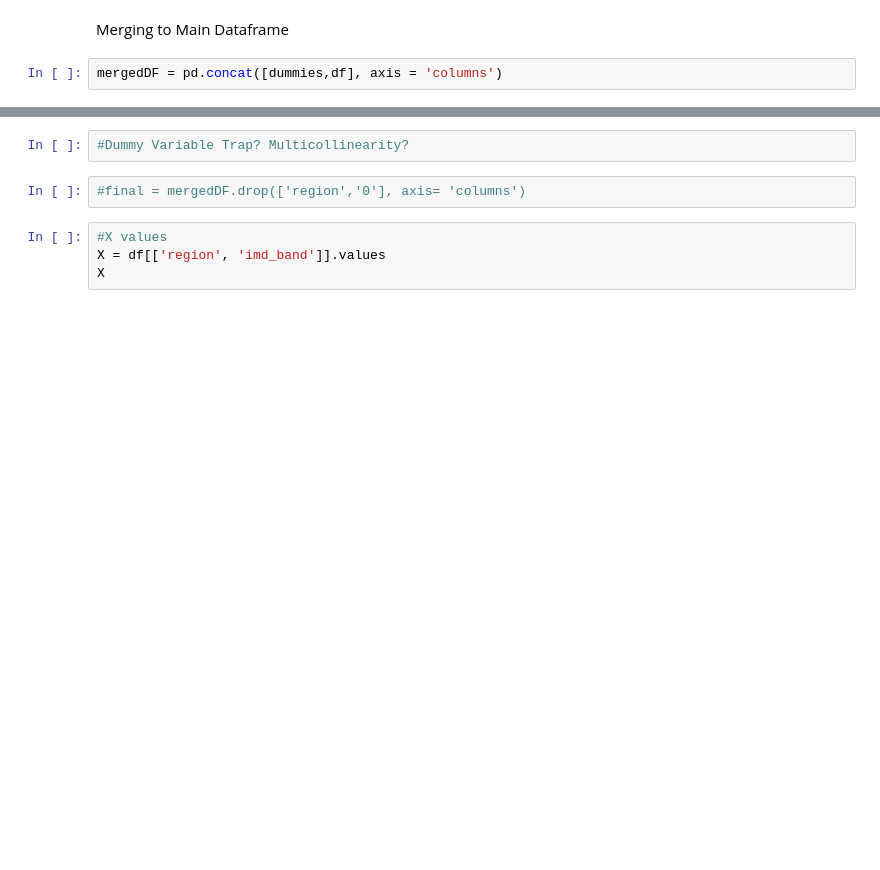
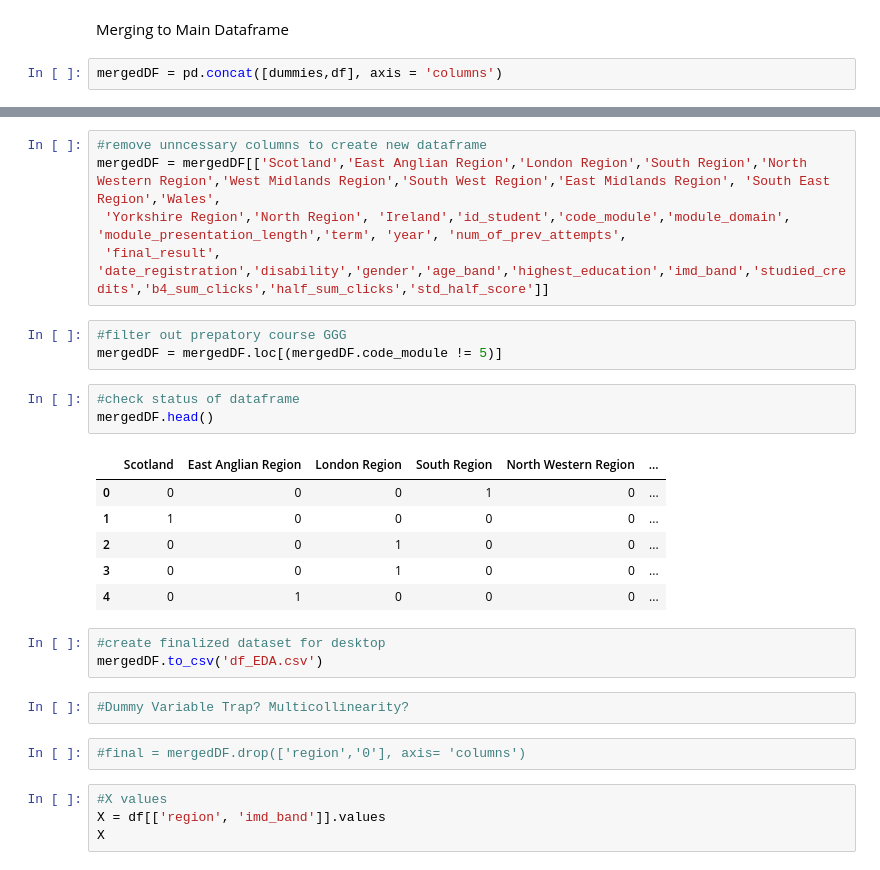
Before and after one commit to georgetown-analytics/University-Learning-Analytics, a Jupyter notebook: code/exploratory data analysis/Hot_Encoding_Regions.ipynb, the cells around one changed output, grey strips where cells are left out. Cells and saved outputs as stored; diff of their text form; blank space fills up the shorter version.

```diff
--- a/code/exploratory data analysis/Hot_Encoding_Regions.ipynb
+++ b/code/exploratory data analysis/Hot_Encoding_Regions.ipynb
@@ -85,3 +105,24 @@ mergedDF.head()
+# %%
+#remove unncessary columns to create new dataframe
+mergedDF = mergedDF[['Scotland','East Anglian Region','London Region','South Region','North Western Region','West Midlands Region','South West Region','East Midlands Region', 'South East Region','Wales',
+ 'Yorkshire Region','North Region', 'Ireland','id_student','code_module','module_domain', 'module_presentation_length','term', 'year', 'num_of_prev_attempts',
+ 'final_result', 'date_registration','disability','gender','age_band','highest_education','imd_band','studied_credits','b4_sum_clicks','half_sum_clicks','std_half_score']]
+# %%
+#filter out prepatory course GGG
+mergedDF = mergedDF.loc[(mergedDF.code_module != 5)]
+# %%
+#check status of dataframe
+mergedDF.head()
+# %% [output]
+|  | Scotland | East Anglian Region | London Region | South Region | North Western Region | ... |
+| 0 | 0 | 0 | 0 | 1 | 0 | ... |
+| 1 | 1 | 0 | 0 | 0 | 0 | ... |
+| 2 | 0 | 0 | 1 | 0 | 0 | ... |
+| 3 | 0 | 0 | 1 | 0 | 0 | ... |
+| 4 | 0 | 1 | 0 | 0 | 0 | ... |
+# %%
+#create finalized dataset for desktop
+mergedDF.to_csv('df_EDA.csv')
 # %%
 #Dummy Variable Trap? Multicollinearity?
 # %%
```
Also changed, not shown: parts of 8 cells of this notebook.
